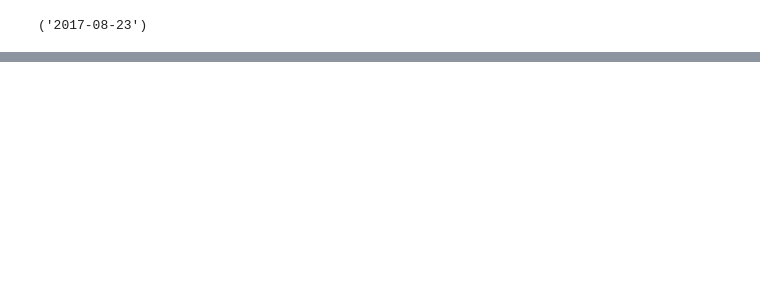
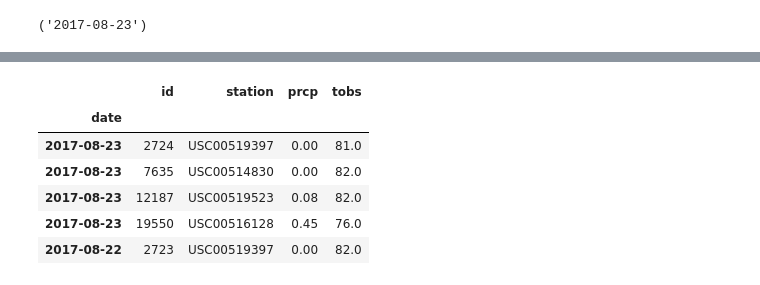
Before and after one commit to eddie0rNot/sqlalchemy-challenge, a Jupyter notebook: main_code.ipynb, the cells around one changed output, grey strips where cells are left out. Saved outputs shown, nothing was run; the diff lists cells and outputs as text; code cells hidden in the pictures; blank space fills up the shorter version.

```diff
--- a/main_code.ipynb
+++ b/main_code.ipynb
@@ -88,14 +104,5 @@ session.query(Measurement.date).order_by(Measurement.date.desc()).first()
 
 # Calculate the date one year from the last date in data set.
 
-
-# Perform a query to retrieve the data and precipitation scores
-
-
-# Save the query results as a Pandas DataFrame and set the index to the date column
-
-
-# Sort the dataframe by date
-
-
-# Use Pandas Plotting with Matplotlib to plot the data
+start_date = dt.date(2017,8,23) - dt.timedelta(days=365)
+print(start_date)
@@ -101,0 +111,11 @@ session.query(Measurement.date).order_by(Measurement.date.desc()).first()
+# %%
+# Perform a query to retrieve the data and precipitation scores
+sel = [Measurement.id,
+       Measurement.station,
+       Measurement.date,
+       Measurement.prcp,
+       Measurement.tobs]
+last_twelve =  session.query(*sel).\
+    filter(Measurement.date >= start_date).\
+    order_by(Measurement.date.desc()).all()
+last_twelve
@@ -101,0 +140,14 @@ session.query(Measurement.date).order_by(Measurement.date.desc()).first()
+# %%
+# Save the query results as a Pandas DataFrame and set the index to the date column
+
+l_twlve = pd.DataFrame(last_twelve, columns=['id', 'station', 'date', 'prcp', 'tobs'])
+l_twlve.set_index('date', inplace=True)
+l_twlve.head()
+# %% [output]
+|  | id | station | prcp | tobs |
+| date |  |  |  |  |
+| 2017-08-23 | 2724 | USC00519397 | 0.00 | 81.0 |
+| 2017-08-23 | 7635 | USC00514830 | 0.00 | 82.0 |
+| 2017-08-23 | 12187 | USC00519523 | 0.08 | 82.0 |
+| 2017-08-23 | 19550 | USC00516128 | 0.45 | 76.0 |
+| 2017-08-22 | 2723 | USC00519397 | 0.00 | 82.0 |
```
Also changed, not shown: parts of 10 cells of this notebook.
